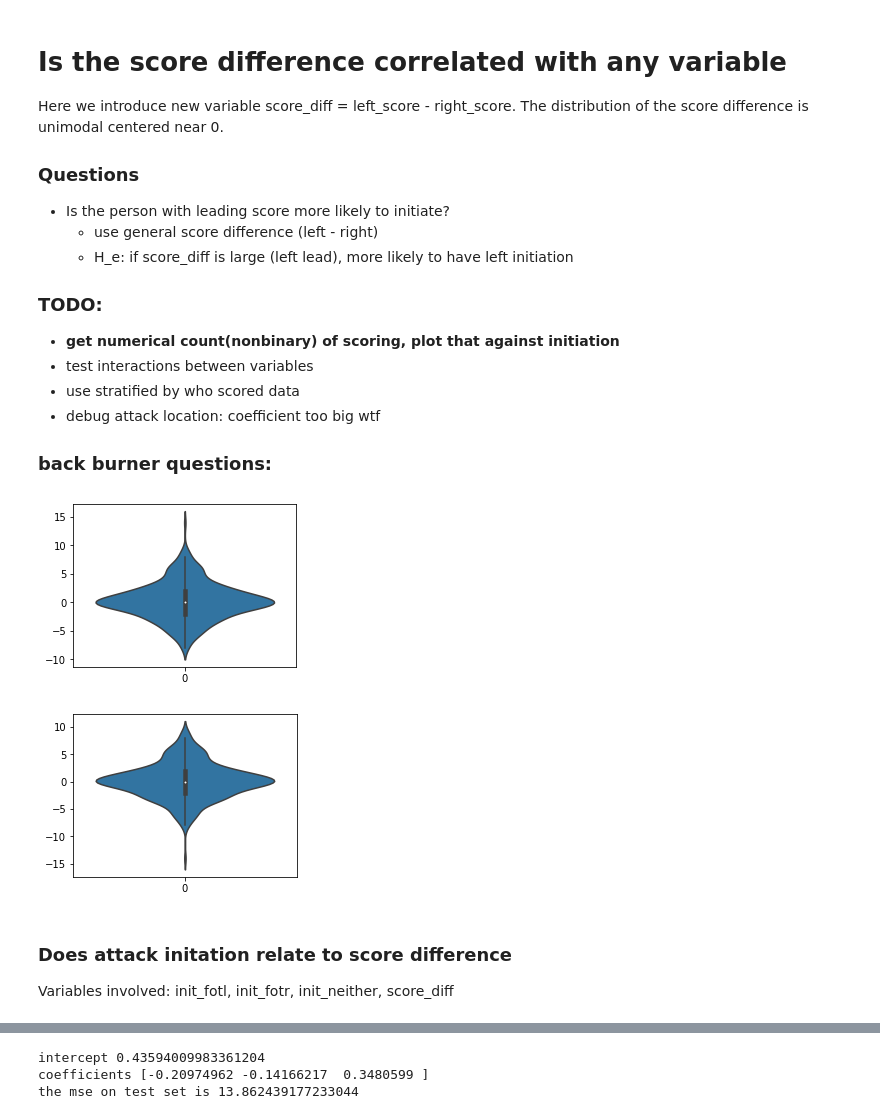
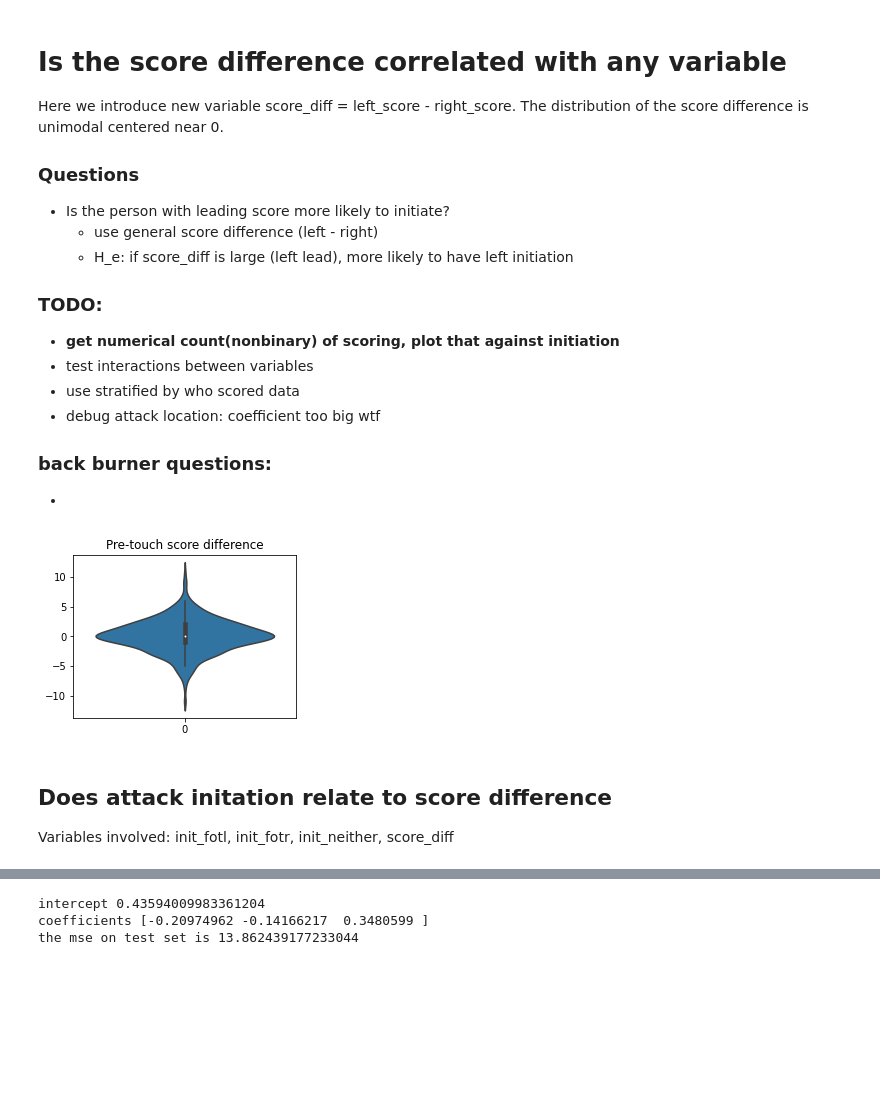
Before and after one commit to KySoza/fencing_2024-data-science-project, a Jupyter notebook: Linear_regression_with_score_differences.ipynb, the cells around one changed output, grey strips where cells are left out. Cells and saved outputs as stored; diff of their text form; code cells hidden in the pictures; blank space fills up the shorter version.

Commit message:
Update Linear_regression_with_score_differences.ipynb
new day new struggle

```diff
--- a/Linear_regression_with_score_differences.ipynb
+++ b/Linear_regression_with_score_differences.ipynb
@@ -15,6 +15,7 @@ The distribution of the score difference is unimodal centered near 0.
 - debug attack location: coefficient too big wtf
 
 ### back burner questions:
+-
 # %%
 # packages
 import pandas as pd
@@ -48,19 +49,14 @@ touches_binary.loc[touches_binary.touch_right == 1, 'scorer_lead'] = touches_bin
 # %%
 plt.figure(figsize=(4, 3))
 sb.violinplot(touches_binary['score_diff_pre'])
+plt.title('Pre-touch score difference')
 plt.show()
 # %% [output]
-[figure, old version]
+[figure, new version]
-# %%
-plt.figure(figsize=(4, 3))
-sb.violinplot(touches_binary['scorer_lead'])
-plt.show()
-# %% [output]
-[figure, removed]
 # %%
 # further stratify by who scored the touch, this block is currently not in use
 touches_bin_left_scr = touches_binary.loc[touches_binary['touch_left']==1]
 touches_bin_right_scr = touches_binary.loc[touches_binary['touch_right']==1]
 # %% [markdown]
-### Does attack initation relate to score difference
+## Does attack initation relate to score difference
 Variables involved: init_fotl, init_fotr, init_neither, score_diff
```
Also changed, not shown: parts of 15 cells of this notebook.
